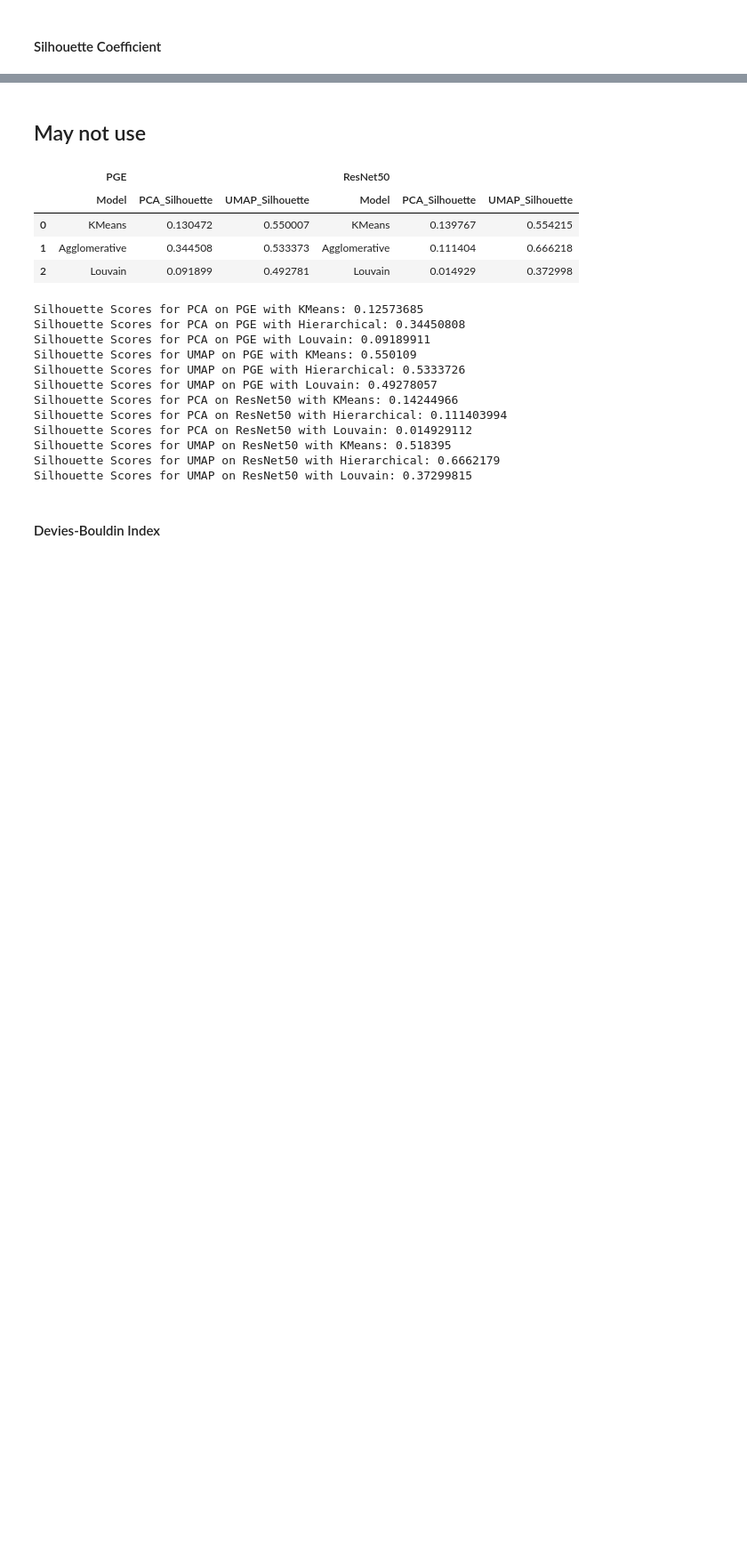
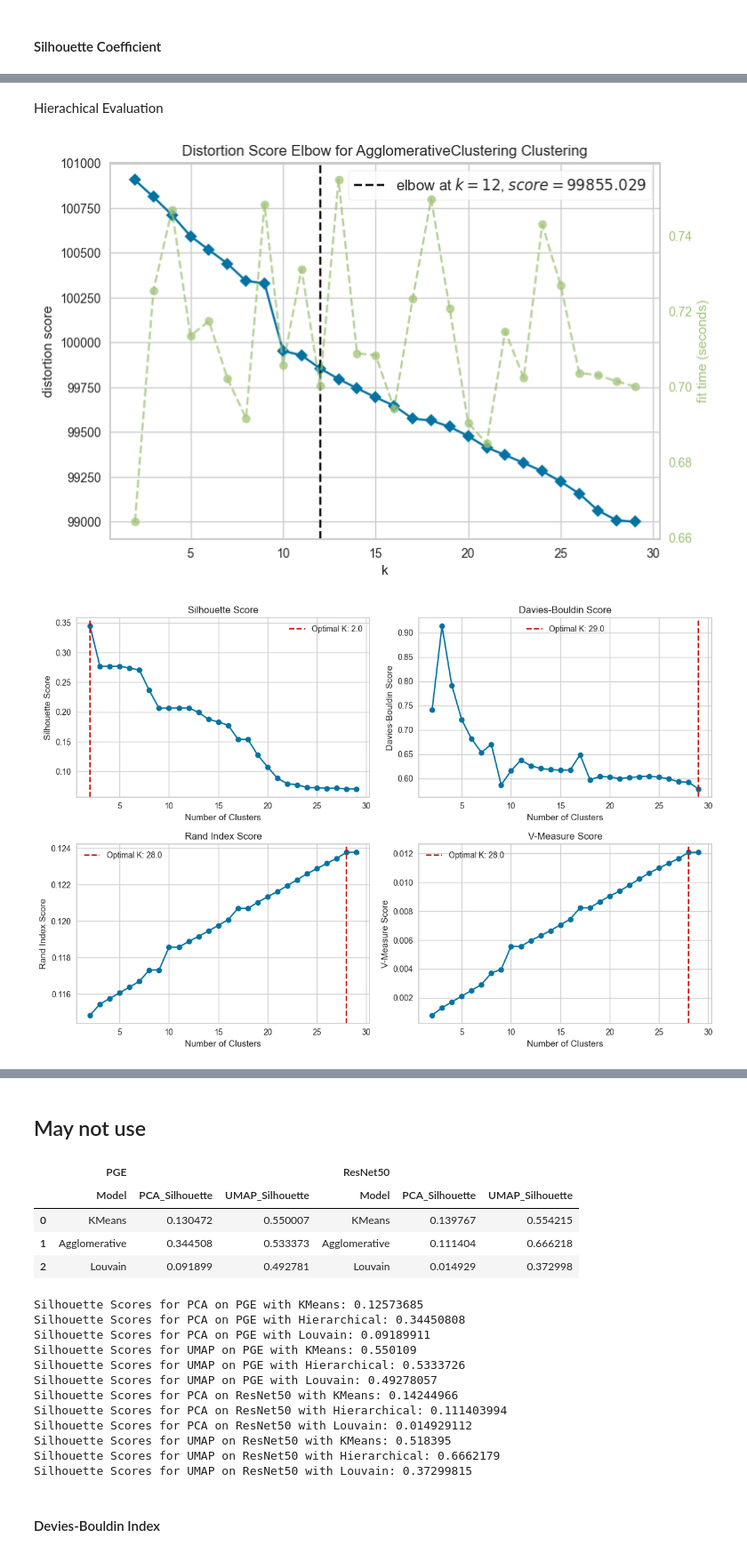
Before and after one commit to titichayajojo/Case-Study-1-Clustering, a Jupyter notebook: case_study1-2.ipynb, the cells around one changed output, grey strips where cells are left out. Shown at 89% size. Cells and saved outputs as stored; diff of their text form; code cells hidden in the pictures; blank space fills up the shorter version.

```diff
--- a/case_study1-2.ipynb
+++ b/case_study1-2.ipynb
@@ -801,0 +642,6 @@ plt.show()
+# %%
+scores = evaluate_model(hier_model_pge_pca, test_data_pge_pca, m='agglomerative')
+scores_df_hier_pge_pca = pd.DataFrame(scores)
+
+scores = evaluate_model(hier_model_pge_umap, test_data_pge_umap, m='agglomerative')
+scores_df_hier_pge_umap = pd.DataFrame(scores)
@@ -801,0 +650,6 @@ plt.show()
+# %%
+scores = evaluate_model(hier_model_resnet_pca, test_data_resnet50_pca, m='agglomerative')
+scores_df_hier_resnet_pca = pd.DataFrame(scores)
+
+scores = evaluate_model(hier_model_resnet_umap, test_data_resnet50_umap, m='agglomerative')
+scores_df_hier_resnet_umap = pd.DataFrame(scores)
@@ -801,0 +695,17 @@ plt.show()
+# %% [markdown]
+Hierachical Evaluation
+# %%
+elbow_visualization(test_data=test_data_pge_pca,Model=AgglomerativeClustering, n_clusters=num_clusters, affinity="euclidean", linkage="single")
+scores_visualizer(scores_df_hier_pge_pca)
+
+elbow_visualization(test_data=test_data_pge_umap,Model=AgglomerativeClustering, n_clusters=num_clusters, affinity="euclidean", linkage="single")
+scores_visualizer(scores_df_hier_pge_umap)
+
+elbow_visualization(test_data=test_data_resnet50_pca,Model=AgglomerativeClustering, n_clusters=num_clusters, affinity="euclidean", linkage="single")
+scores_visualizer(scores_df_hier_resnet_pca)
+
+elbow_visualization(test_data=test_data_resnet50_umap,Model=AgglomerativeClustering, n_clusters=num_clusters, affinity="euclidean", linkage="single")
+scores_visualizer(scores_df_hier_resnet_umap)
+# %% [output]
+[figure, added]
+[figure, added]
```
Also changed, not shown: parts of 30 cells of this notebook.
